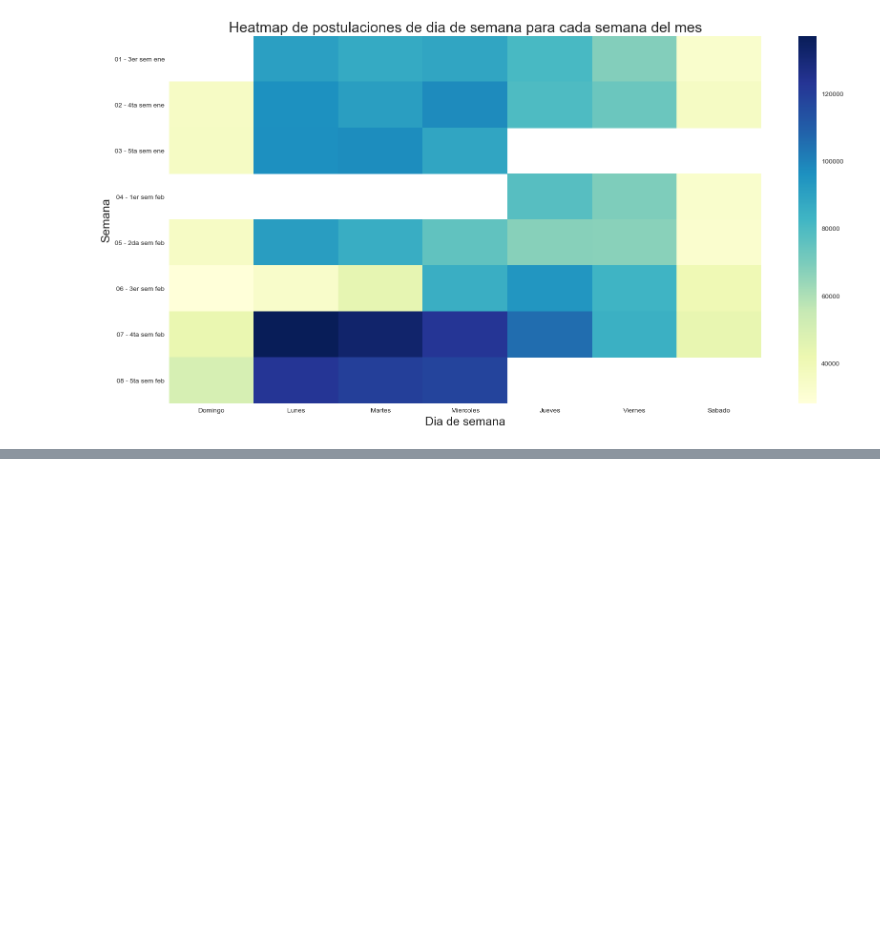
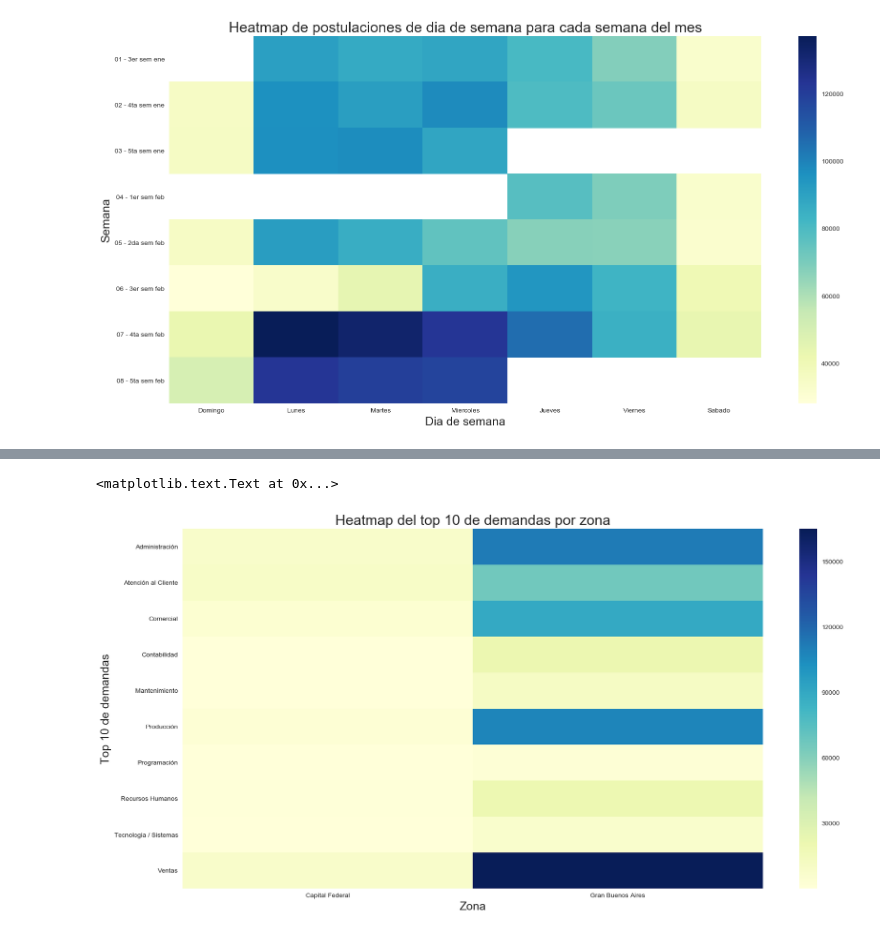
Before and after one commit to pachamama-labs/navent_visualization, a Jupyter notebook: src/Finger 1.ipynb, the cells around one changed output, grey strips where cells are left out. Saved outputs shown, nothing was run; the diff lists cells and outputs as text; code cells hidden in the pictures; blank space fills up the shorter version.

```diff
--- a/src/Finger 1.ipynb
+++ b/src/Finger 1.ipynb
@@ -154,0 +241,3 @@ g.set_ylabel("Semana", fontsize=18)
+# %%
+demanda_avisos_online_top_10 = demanda_avisos_online[demanda_avisos_online['nombre_area'].isin(top_10_areas)]
+for_heatmap = demanda_avisos_online_top_10.pivot_table(index='nombre_area', columns='nombre_zona', values='fecha_postulacion', aggfunc='count')
@@ -154,0 +254,8 @@ g.set_ylabel("Semana", fontsize=18)
+# %%
+g = sns.heatmap(for_heatmap,  cmap="YlGnBu")
+g.set_title("Heatmap del top 10 de demandas por zona", fontsize=22)
+g.set_xlabel("Zona",fontsize=18)
+g.set_ylabel("Top 10 de demandas", fontsize=18)
+# %% [output]
+<matplotlib.text.Text at 0x...>
+[figure, added]
```
Also changed, not shown: parts of 15 cells of this notebook.
